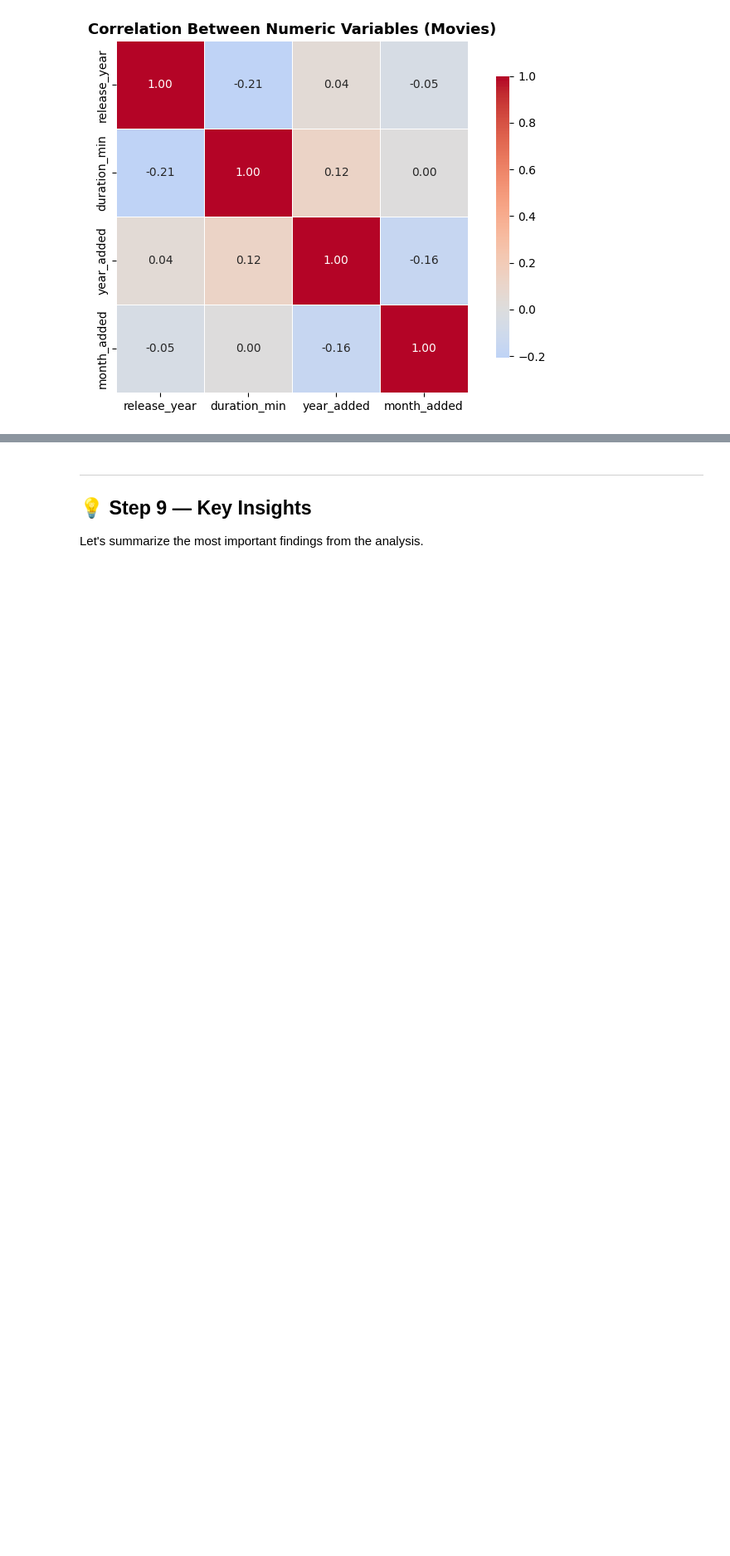
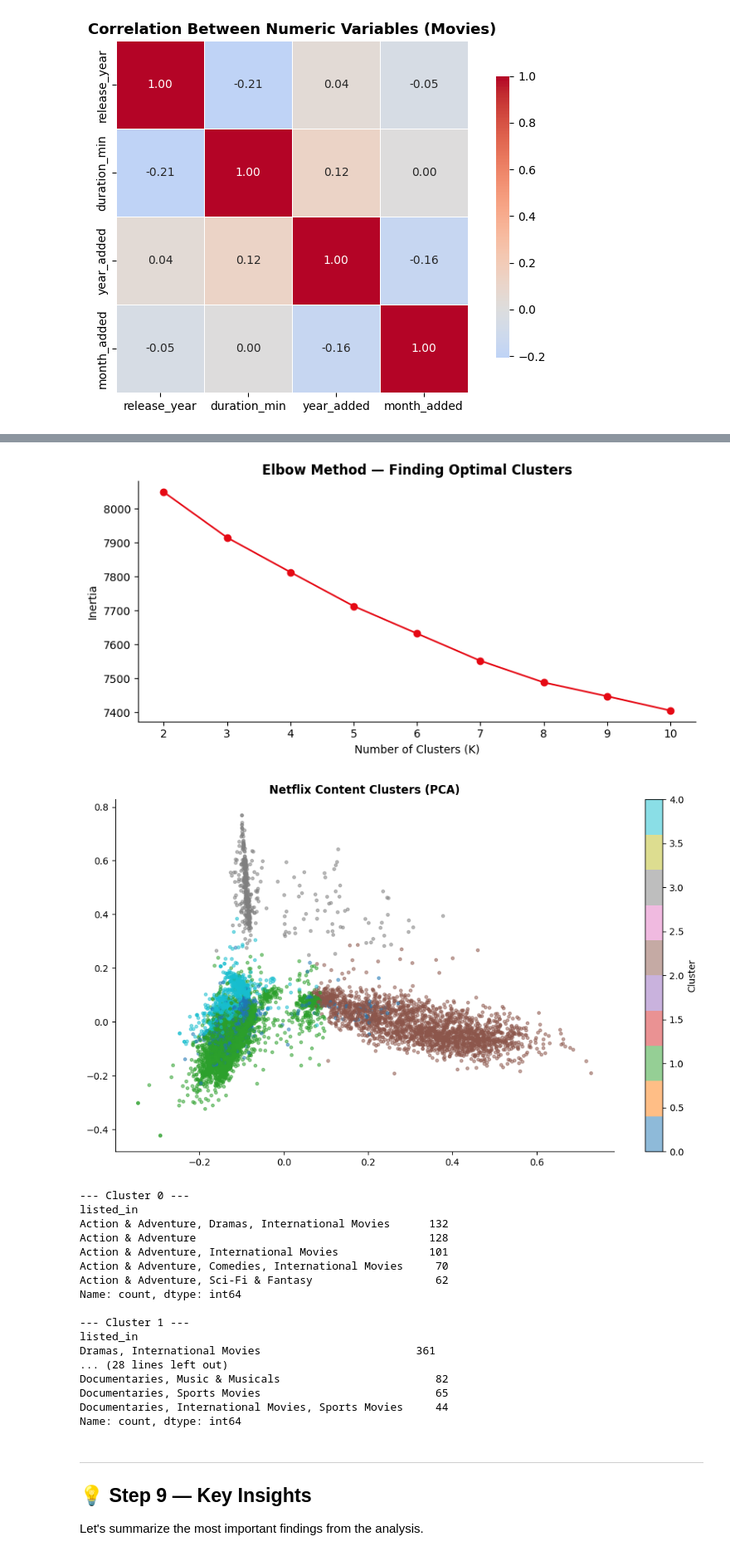
Before and after one commit to SaurabhAnand56/Netflix-EDA-PowerBI, a Jupyter notebook: notebook/Netflix_EDA.ipynb, the cells around one changed output, grey strips where cells are left out. Shown at 83% size. Cells and saved outputs as stored; diff of their text form; code cells hidden in the pictures; blank space fills up the shorter version.

```diff
--- a/notebook/Netflix_EDA.ipynb
+++ b/notebook/Netflix_EDA.ipynb
@@ -723,3 +810,68 @@ plt.show()
+# %%
+from sklearn.cluster import KMeans
+from sklearn.decomposition import PCA
+import matplotlib.pyplot as plt
+
+# TF-IDF on genre + description
+tfidf = TfidfVectorizer(stop_words='english', max_features=500)
+X = tfidf.fit_transform(df['listed_in'].fillna('') + ' ' + df['description'].fillna(''))
+
+# Find optimal K using elbow method
+inertias = []
+K_range = range(2, 11)
+for k in K_range:
+    km = KMeans(n_clusters=k, random_state=42, n_init=10)
+    km.fit(X)
+    inertias.append(km.inertia_)
+
+plt.figure(figsize=(8, 4))
+plt.plot(K_range, inertias, 'o-', color='#E50914')
+plt.title('Elbow Method — Finding Optimal Clusters', fontweight='bold')
+plt.xlabel('Number of Clusters (K)')
+plt.ylabel('Inertia')
+plt.tight_layout()
+plt.show()
+
+# Train final model (use K=5 or wherever elbow bends)
+km = KMeans(n_clusters=5, random_state=42, n_init=10)
+df['cluster'] = km.fit_predict(X)
+
+# Visualise with PCA
+pca = PCA(n_components=2, random_state=42)
+coords = pca.fit_transform(X.toarray())
+
+plt.figure(figsize=(10, 6))
+scatter = plt.scatter(coords[:, 0], coords[:, 1],
+                      c=df['cluster'], cmap='tab10', alpha=0.5, s=10)
+plt.colorbar(scatter, label='Cluster')
+plt.title('Netflix Content Clusters (PCA)', fontweight='bold')
+plt.tight_layout()
+plt.show()
+
+# See what each cluster contains
+for i in range(5):
+    print(f"\n--- Cluster {i} ---")
+    print(df[df['cluster'] == i]['listed_in'].value_counts().head(5))
+# %% [output]
+[figure, added]
+[figure, added]
+--- Cluster 0 ---
+listed_in
+Action & Adventure, Dramas, International Movies      132
+Action & Adventure                                    128
+Action & Adventure, International Movies              101
+Action & Adventure, Comedies, International Movies     70
+Action & Adventure, Sci-Fi & Fantasy                   62
+Name: count, dtype: int64
+
+--- Cluster 1 ---
+listed_in
+Dramas, International Movies                        361
+... (28 lines left out)
+Documentaries, Music & Musicals                        82
+Documentaries, Sports Movies                           65
+Documentaries, International Movies, Sports Movies     44
+Name: count, dtype: int64
 # %% [markdown]
 ---
 ## 💡 Step 9 — Key Insights
```
Also changed, not shown: parts of 5 cells of this notebook, 21 other files.
